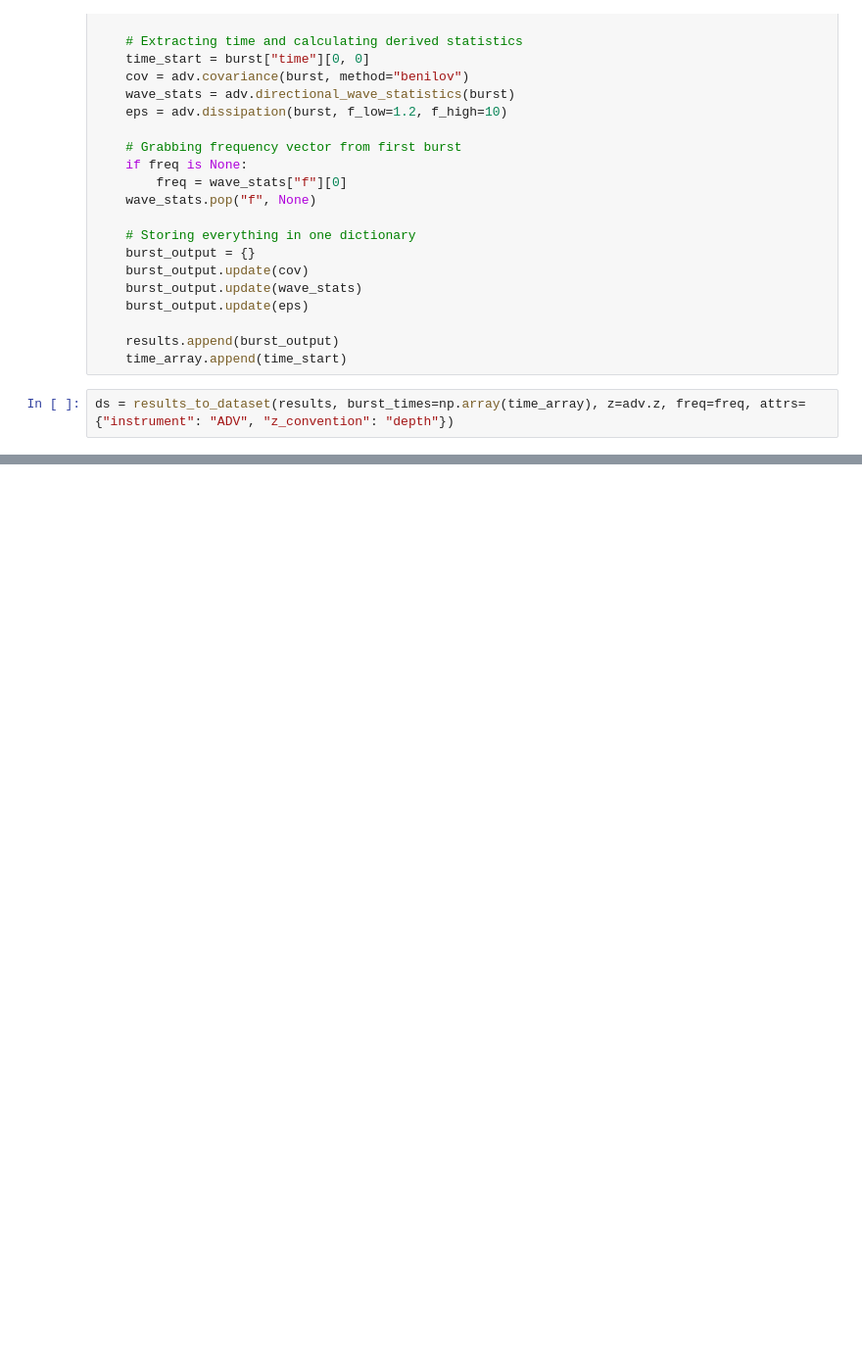
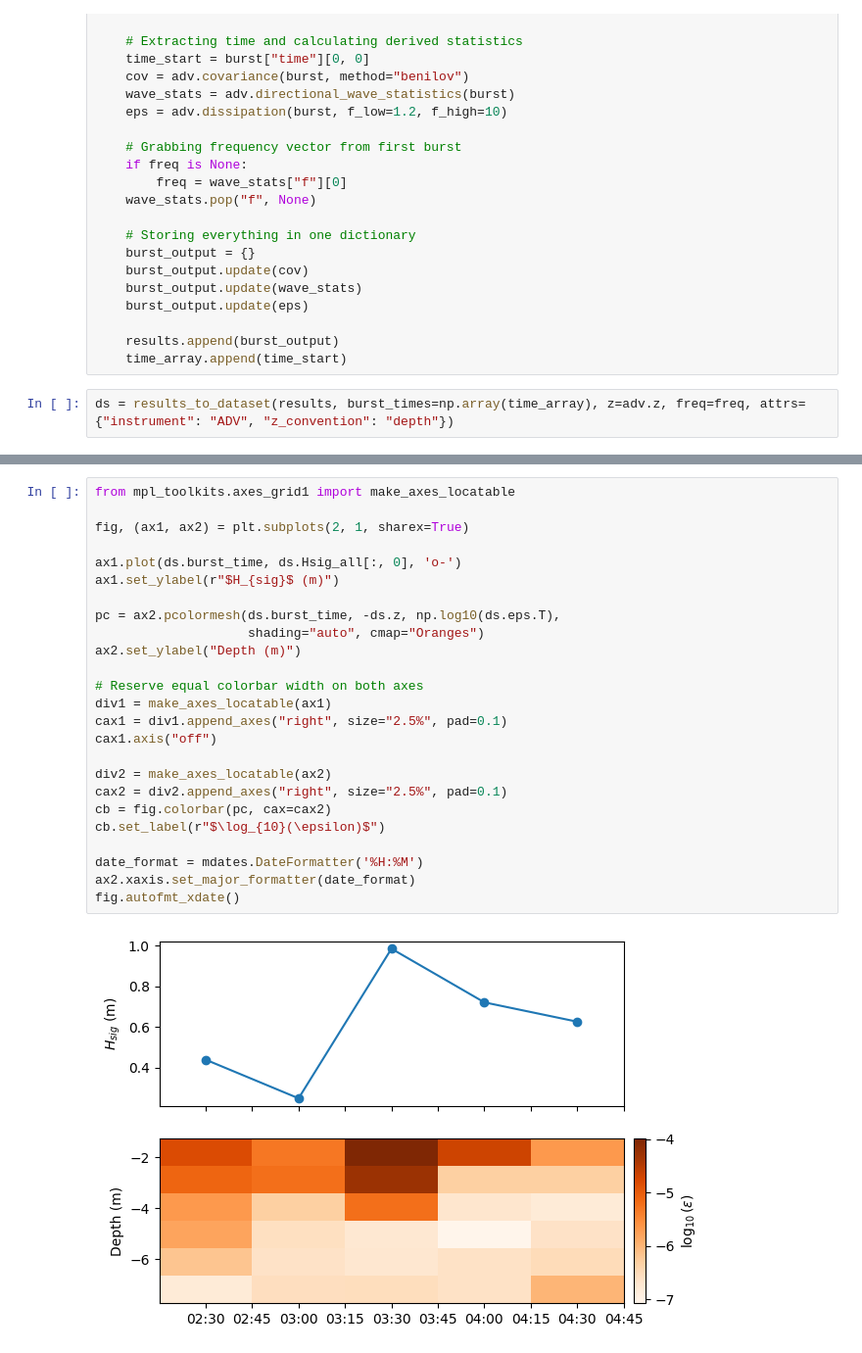
Before and after one commit to galenegan/pytoast, a Jupyter notebook: notebooks/adv.ipynb, the cells around one changed output, grey strips where cells are left out. Shown at 98% size. Cells and saved outputs as stored; diff of their text form; blank space fills up the shorter version.

```diff
--- a/notebooks/adv.ipynb
+++ b/notebooks/adv.ipynb
@@ -59,0 +82,27 @@ ds = results_to_dataset(results, burst_times=np.array(time_array), z=adv.z, freq
+# %%
+from mpl_toolkits.axes_grid1 import make_axes_locatable
+
+fig, (ax1, ax2) = plt.subplots(2, 1, sharex=True)
+
+ax1.plot(ds.burst_time, ds.Hsig_all[:, 0], 'o-')
+ax1.set_ylabel(r"$H_{sig}$ (m)")
+
+pc = ax2.pcolormesh(ds.burst_time, -ds.z, np.log10(ds.eps.T),
+                    shading="auto", cmap="Oranges")
+ax2.set_ylabel("Depth (m)")
+
+# Reserve equal colorbar width on both axes
+div1 = make_axes_locatable(ax1)
+cax1 = div1.append_axes("right", size="2.5%", pad=0.1)
+cax1.axis("off")
+
+div2 = make_axes_locatable(ax2)
+cax2 = div2.append_axes("right", size="2.5%", pad=0.1)
+cb = fig.colorbar(pc, cax=cax2)
+cb.set_label(r"$\log_{10}(\epsilon)$")
+
+date_format = mdates.DateFormatter('%H:%M')
+ax2.xaxis.set_major_formatter(date_format)
+fig.autofmt_xdate()
+# %% [output]
+[figure, added]
```
Also changed, not shown: parts of 2 cells of this notebook, 4 other files.
